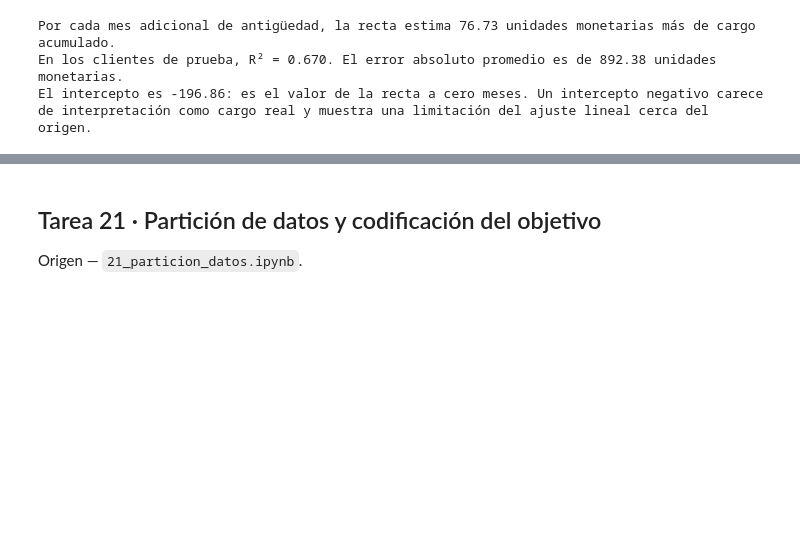
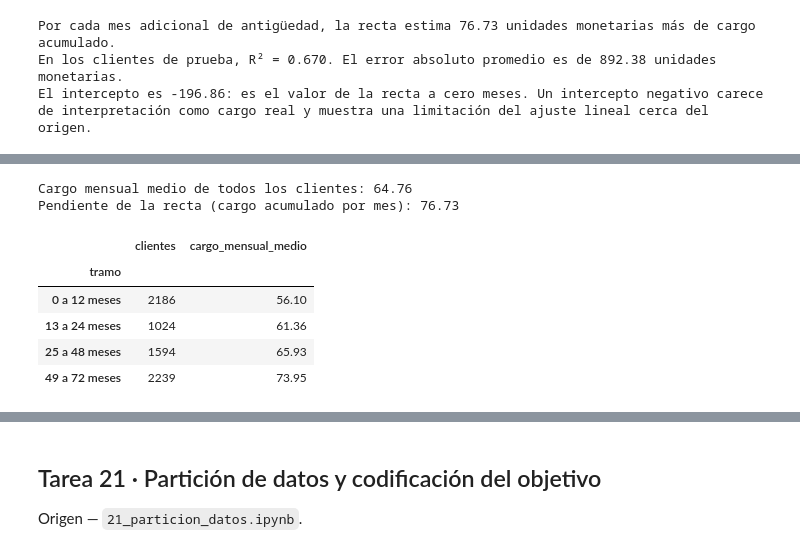
Before and after one commit to julianschmidt1/tpi-analisis-de-datos, a Jupyter notebook: notebooks/TPI_Analisis_de_Datos.ipynb, the cells around one changed output, grey strips where cells are left out. Drawn from its saved outputs; the diff is of its cells as text; code cells hidden in the pictures; blank space fills up the shorter version.

```diff
--- a/notebooks/TPI_Analisis_de_Datos.ipynb
+++ b/notebooks/TPI_Analisis_de_Datos.ipynb
@@ -2027,0 +2150,17 @@ El intercepto es -196.86: es el valor de la recta a cero meses. Un intercepto ne
+# %%
+mensual = pd.read_csv(fuente, usecols=["tenure", "MonthlyCharges"])
+mensual["tramo"] = pd.cut(mensual["tenure"], bins=[-1, 12, 24, 48, 72],
+                          labels=["0 a 12 meses", "13 a 24 meses", "25 a 48 meses", "49 a 72 meses"])
+print(f"Cargo mensual medio de todos los clientes: {mensual['MonthlyCharges'].mean():.2f}")
+print(f"Pendiente de la recta (cargo acumulado por mes): {coeficiente:.2f}")
+print()
+mensual.groupby("tramo", observed=True)["MonthlyCharges"].agg(clientes="size", cargo_mensual_medio="mean").round(2)
+# %% [output]
+Cargo mensual medio de todos los clientes: 64.76
+Pendiente de la recta (cargo acumulado por mes): 76.73
+|  | clientes | cargo_mensual_medio |
+| tramo |  |  |
+| 0 a 12 meses | 2186 | 56.10 |
+| 13 a 24 meses | 1024 | 61.36 |
+| 25 a 48 meses | 1594 | 65.93 |
+| 49 a 72 meses | 2239 | 73.95 |
```
Also changed, not shown: parts of 15 cells of this notebook, 11 other files.
